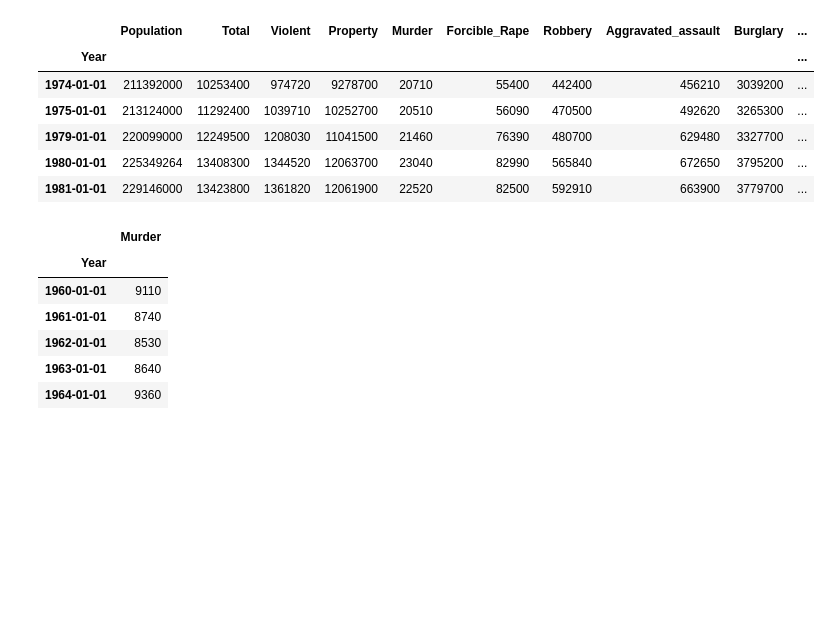
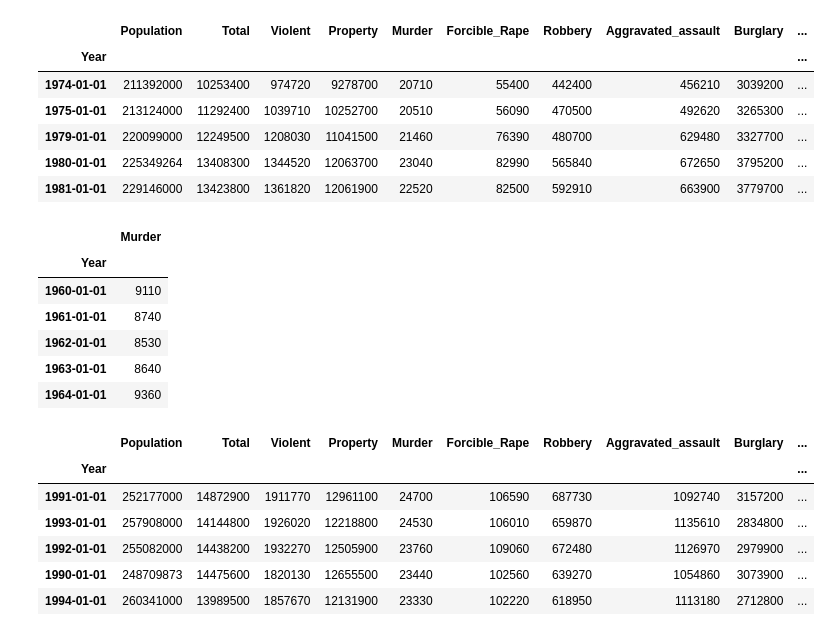
Before and after one commit to KrishnaDesai16/ML-DL, a Jupyter notebook: practice/pandas1.ipynb, the cells around one changed output. Saved outputs shown, nothing was run; the diff lists cells and outputs as text; code cells hidden in the pictures; blank space fills up the shorter version.

```diff
--- a/practice/pandas1.ipynb
+++ b/practice/pandas1.ipynb
@@ -421,3 +421,13 @@ df.head()
 # %%
 #Sort df first by the values in the 'Murder' in decending order,
 #then by the value in the 'Violent' column in ascending order.
+# %%
+crime.sort_values(by=['Murder','Violent'],ascending =[False,True]).head()
+# %% [output]
+|  | Population | Total | Violent | Property | Murder | Forcible_Rape | Robbery | Aggravated_assault | Burglary | ... |
+| Year |  |  |  |  |  |  |  |  |  | ... |
+| 1991-01-01 | 252177000 | 14872900 | 1911770 | 12961100 | 24700 | 106590 | 687730 | 1092740 | 3157200 | ... |
+| 1993-01-01 | 257908000 | 14144800 | 1926020 | 12218800 | 24530 | 106010 | 659870 | 1135610 | 2834800 | ... |
+| 1992-01-01 | 255082000 | 14438200 | 1932270 | 12505900 | 23760 | 109060 | 672480 | 1126970 | 2979900 | ... |
+| 1990-01-01 | 248709873 | 14475600 | 1820130 | 12655500 | 23440 | 102560 | 639270 | 1054860 | 3073900 | ... |
+| 1994-01-01 | 260341000 | 13989500 | 1857670 | 12131900 | 23330 | 102220 | 618950 | 1113180 | 2712800 | ... |
```
Also changed, not shown: parts of 5 cells of this notebook.
